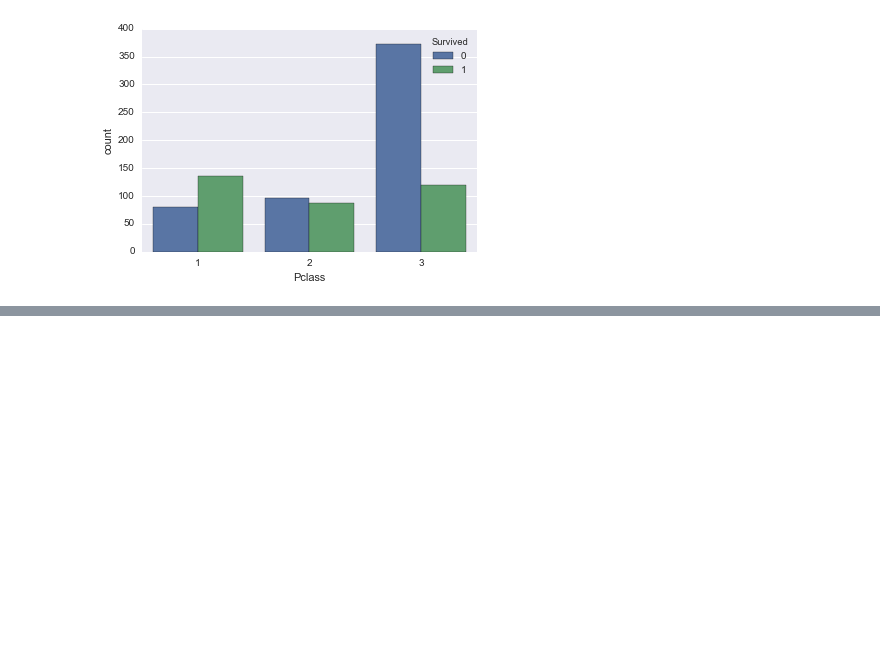
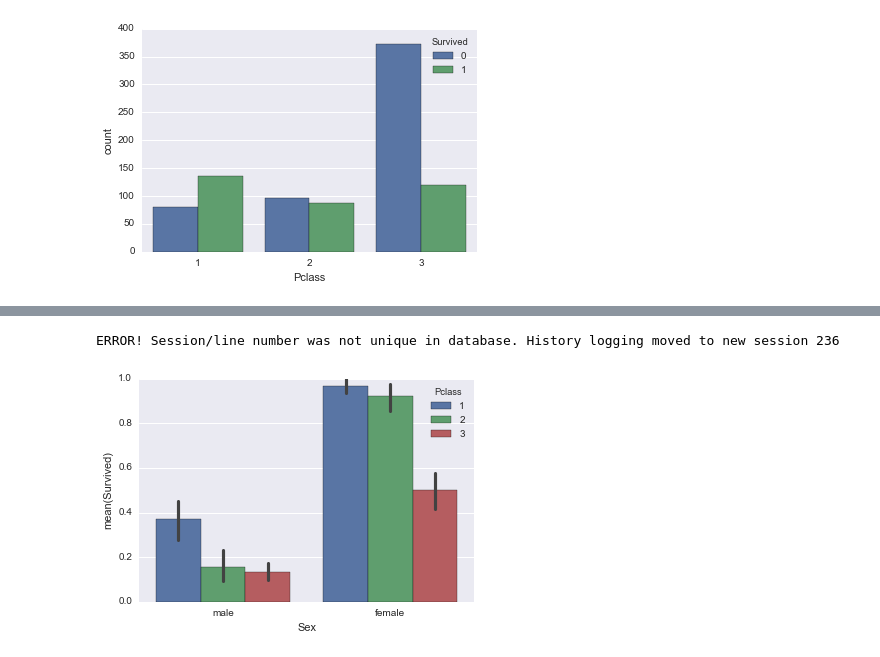
Before and after one commit to muatik/machine-learning-examples, a Jupyter notebook: titanic-data-exploration.ipynb, the cells around one changed output, grey strips where cells are left out. Cells and saved outputs as stored; diff of their text form; code cells hidden in the pictures; blank space fills up the shorter version.

```diff
--- a/titanic-data-exploration.ipynb
+++ b/titanic-data-exploration.ipynb
@@ -137,0 +148,5 @@ pd.get_dummies(df['Embarked'])
+# %%
+sns.barplot(x="Sex", y="Survived", hue="Pclass", data=df);
+# %% [output]
+ERROR! Session/line number was not unique in database. History logging moved to new session 236
+[figure, added]
```
Also changed, not shown: parts of 13 cells of this notebook, 5 other files.
